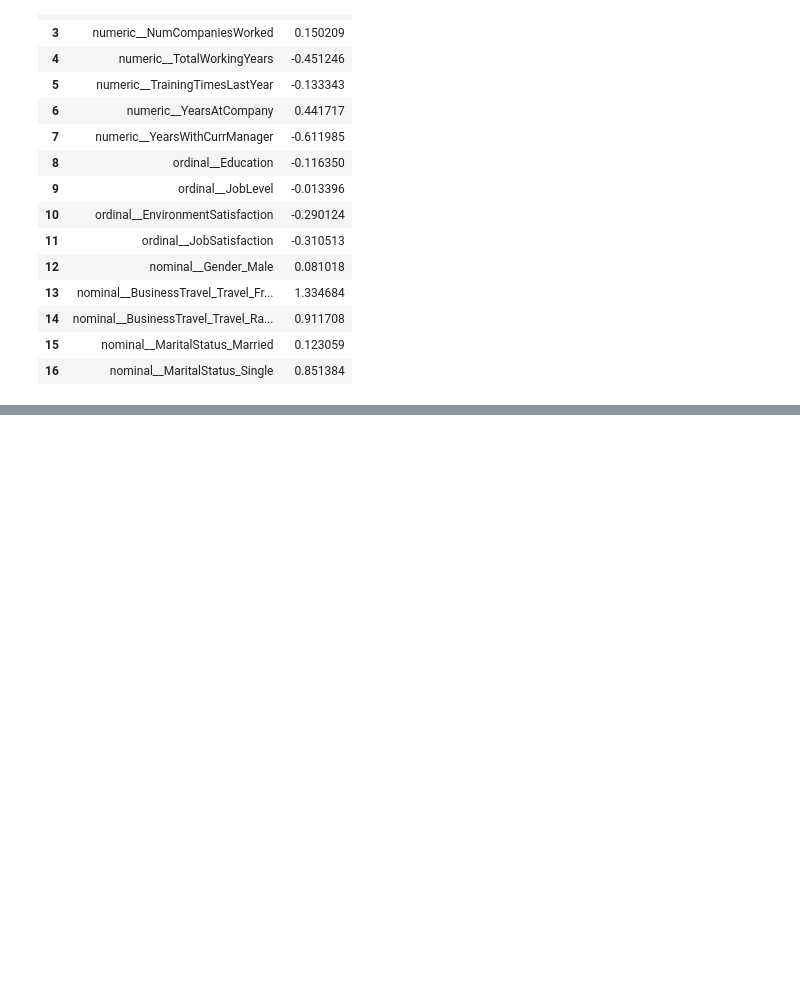
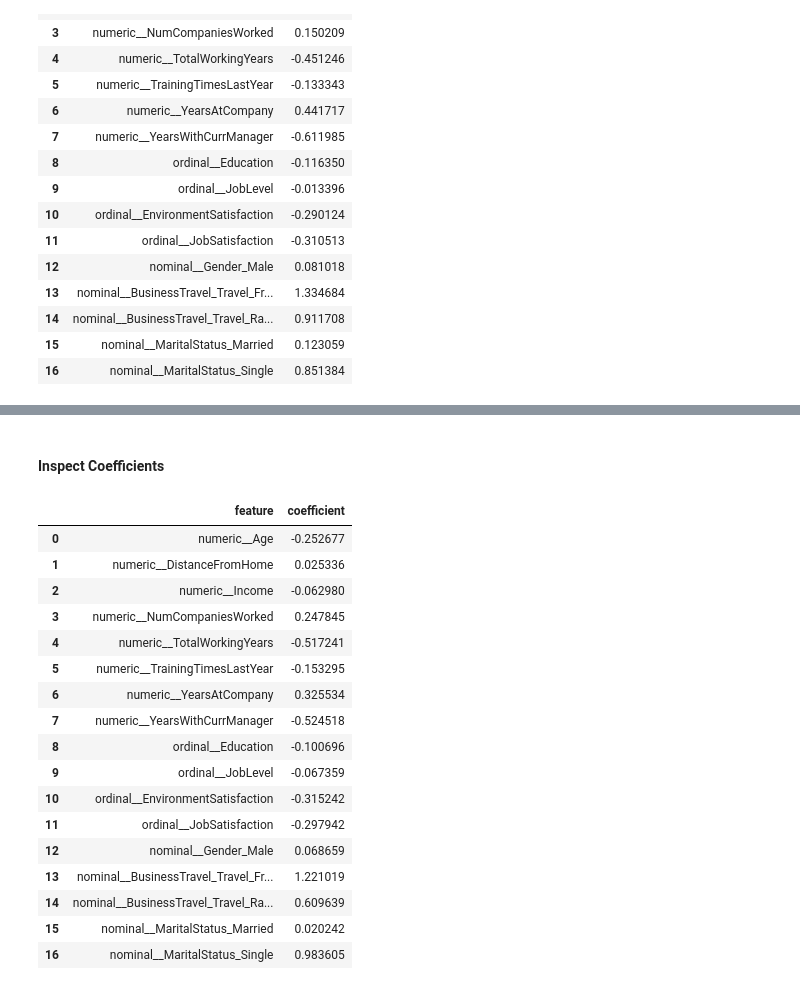
Before and after one commit to jtmcginley123/machinelearningii, a Jupyter notebook: Jackie/jackie_script.ipynb, the cells around one changed output, grey strips where cells are left out. Drawn from its saved outputs; the diff is of its cells as text; code cells hidden in the pictures; blank space fills up the shorter version.

Commit message:
added for downsample as well

```diff
--- a/Jackie/jackie_script.ipynb
+++ b/Jackie/jackie_script.ipynb
@@ -140,10 +140,10 @@ df['Attrition_lab'] = df['Attrition'].map({'Yes':1 , 'No' :0})
 # %% [markdown]
 ---
 # %%
-X = df[num_vars+ordinal_vars+nom_vars].copy()
-y= df['Attrition_lab'].copy()
+X = edp_df[numeric_variables+ordinal_variables+nominal_variables].copy()
+y= edp_df['Attrition_lab'].copy()
 
-X_train , X_test, y_train, y_test = train_test_split(X,y,test_size=0.3, stratify=y, random_state=random_seed)
+X_train, X_test, y_train, y_test = train_test_split(X, y, test_size=0.3, stratify=y, random_state=random_seed)
 # %% [markdown]
 ---
 # %% [markdown]
@@ -163,7 +168,7 @@ ordinal_imputation = Pipeline(steps= [('imputer' , SimpleImputer(strategy='media
 # %%
-pre_process = ColumnTransformer(transformers=[('numeric' , numeric_imputation , num_vars),
-                                              ('ordinal' , ordinal_imputation, ordinal_vars),
-                                              ('nominal' , nominal_imputation , nom_vars)])
+pre_process = ColumnTransformer(transformers = [('numeric', numeric_imputation, numeric_variables),
+                                                ('ordinal', ordinal_imputation, ordinal_variables),
+                                                ('nominal', nominal_imputation, nominal_variables)])
 # %%
 X_train_processed = pre_process.fit_transform(X_train)
 X_test_processed = pre_process.transform(X_test)
@@ -367,0 +364,5 @@ coefficients
+# %%
+log_reg_downsample = LogisticRegression(
+    solver="lbfgs",
+    max_iter=1000
+)
@@ -367,0 +371,2 @@ coefficients
+# %%
+log_reg_downsample.fit(X_train_processed_df, y_train.values.ravel())
@@ -367,0 +420,28 @@ coefficients
+# %% [markdown]
+#### Inspect Coefficients
+# %%
+coefficients = pd.DataFrame({
+    "feature": X_test_processed_df.columns,
+    "coefficient": log_reg_downsample.coef_[0]
+})
+
+coefficients
+# %% [output]
+|  | feature | coefficient |
+| 0 | numeric__Age | -0.252677 |
+| 1 | numeric__DistanceFromHome | 0.025336 |
+| 2 | numeric__Income | -0.062980 |
+| 3 | numeric__NumCompaniesWorked | 0.247845 |
+| 4 | numeric__TotalWorkingYears | -0.517241 |
+| 5 | numeric__TrainingTimesLastYear | -0.153295 |
+| 6 | numeric__YearsAtCompany | 0.325534 |
+| 7 | numeric__YearsWithCurrManager | -0.524518 |
+| 8 | ordinal__Education | -0.100696 |
+| 9 | ordinal__JobLevel | -0.067359 |
+| 10 | ordinal__EnvironmentSatisfaction | -0.315242 |
+| 11 | ordinal__JobSatisfaction | -0.297942 |
+| 12 | nominal__Gender_Male | 0.068659 |
+| 13 | nominal__BusinessTravel_Travel_Fr... | 1.221019 |
+| 14 | nominal__BusinessTravel_Travel_Ra... | 0.609639 |
+| 15 | nominal__MaritalStatus_Married | 0.020242 |
+| 16 | nominal__MaritalStatus_Single | 0.983605 |
```
Also changed, not shown: parts of 67 cells of this notebook.
